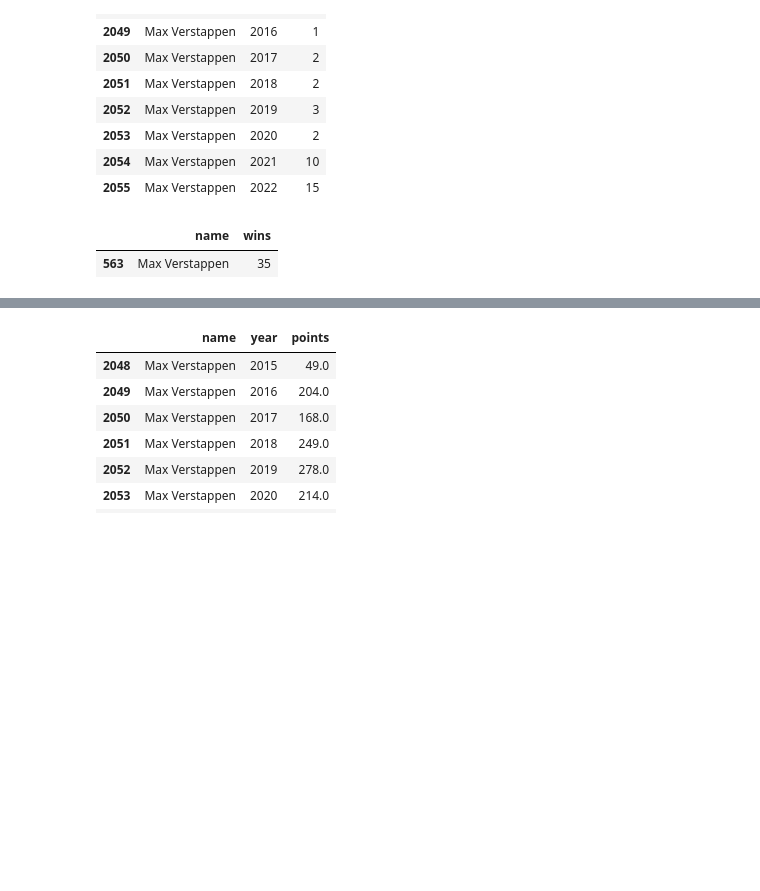
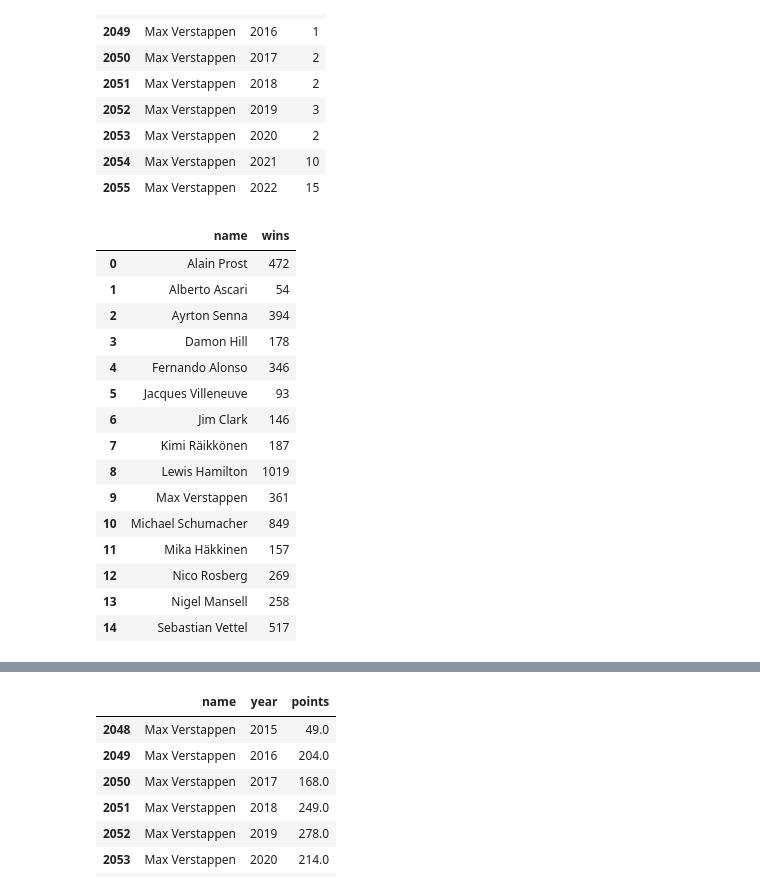
Before and after one commit to soyuz108/EDA-Formula-1-Drivers, a Jupyter notebook: drivers_analysis.ipynb, the cells around one changed output, grey strips where cells are left out. Drawn from its saved outputs; the diff is of its cells as text; code cells hidden in the pictures; blank space fills up the shorter version.

```diff
--- a/drivers_analysis.ipynb
+++ b/drivers_analysis.ipynb
@@ -178,7 +181,7 @@ print(wins_name_list)
 ['Max Verstappen', 'Michael Schumacher', 'Sebastian Vettel', 'Lewis Hamilton', 'Nigel Mansell', 'Nico Rosberg', 'Damon Hill', 'Ayrton Senna', 'Mika Häkkinen', 'Jim Clark', 'Alain Prost', 'Jacques Vill ...
 # %%
 # Get a subset of the top drivers for more efficient analysis
-winners_subset = full_drivers[full_drivers.name.isin(wins_name_list)]
+winners_subset = full_drivers[full_drivers.name.isin(wins_name_list)].reset_index(drop=True)
 winners_subset
 # %% [output]
 |  | driverId | driverRef | number | code | name | dob | nationality | raceId | points | position | ... |
@@ -229,9 +232,22 @@ winners_by_year[winners_by_year.name == "Max Verstappen"]
 | 2055 | Max Verstappen | 2022 | 15 |
 # %%
 # Find wins total for every driver
-winners_sum = winners_by_year.groupby("name").wins.sum().reset_index()
-# Chen an example
-winners_sum[winners_sum.name == "Max Verstappen"]
+winners_sum = winners_subset.groupby("name").wins.sum().reset_index()
+winners_sum
 # %% [output]
 |  | name | wins |
-| 563 | Max Verstappen | 35 |
+| 0 | Alain Prost | 472 |
+| 1 | Alberto Ascari | 54 |
+| 2 | Ayrton Senna | 394 |
+| 3 | Damon Hill | 178 |
+| 4 | Fernando Alonso | 346 |
+| 5 | Jacques Villeneuve | 93 |
+| 6 | Jim Clark | 146 |
+| 7 | Kimi Räikkönen | 187 |
+| 8 | Lewis Hamilton | 1019 |
+| 9 | Max Verstappen | 361 |
+| 10 | Michael Schumacher | 849 |
+| 11 | Mika Häkkinen | 157 |
+| 12 | Nico Rosberg | 269 |
+| 13 | Nigel Mansell | 258 |
+| 14 | Sebastian Vettel | 517 |
```
Also changed, not shown: parts of 6 cells of this notebook, 1 other file.
